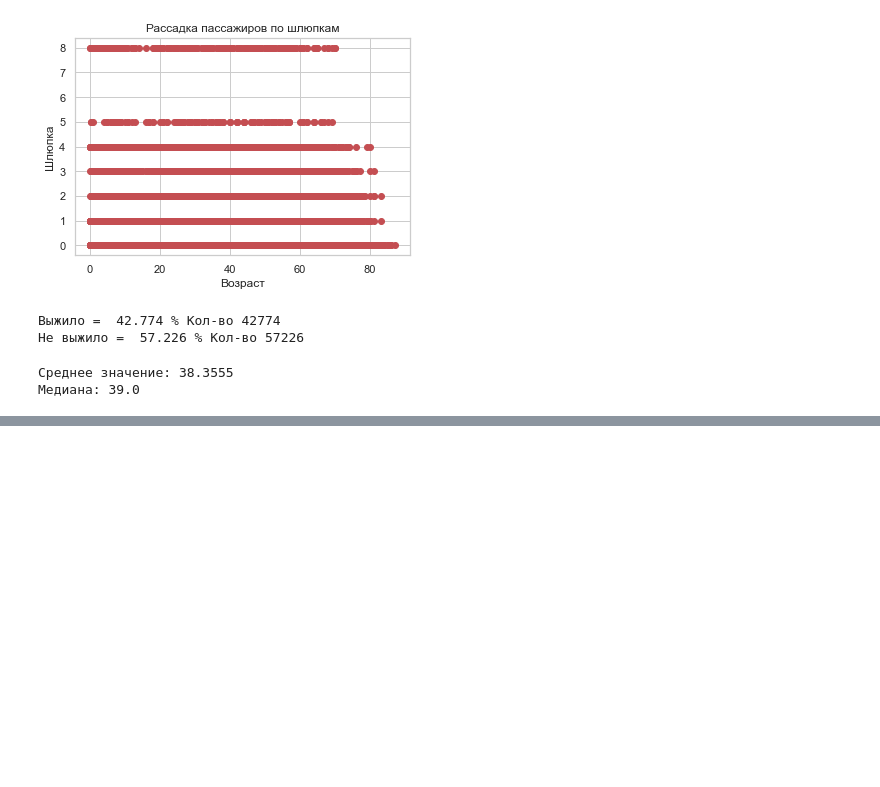
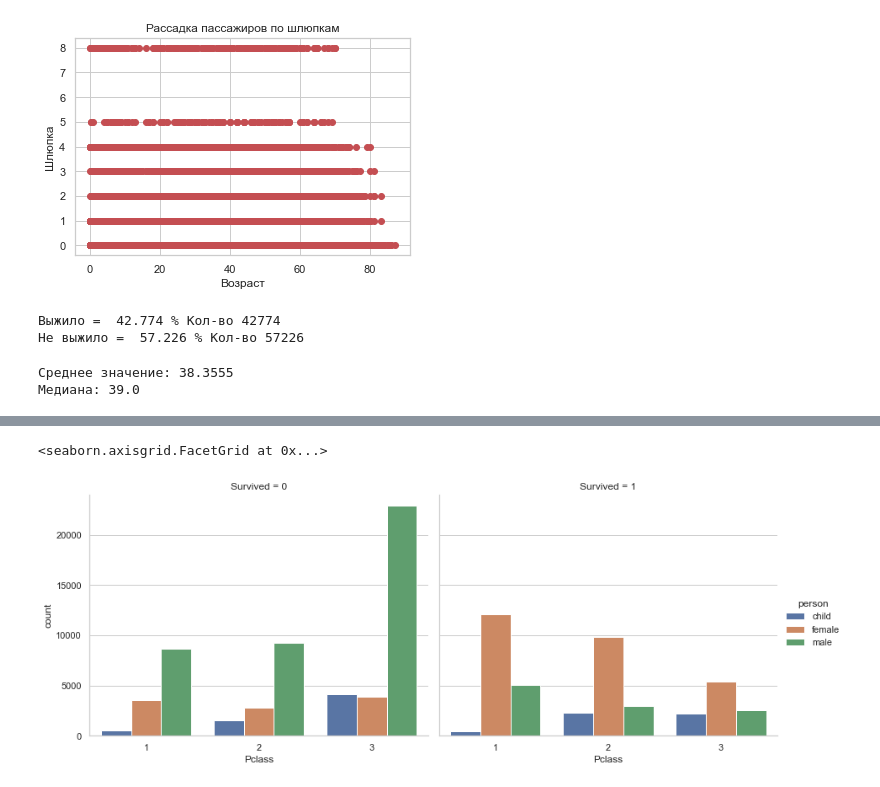
Before and after one commit to Sergo448/rolling-scopes-school-AI-MachineLearning, a Jupyter notebook: Sergo448_2_task.ipynb, the cells around one changed output, grey strips where cells are left out. Cells and saved outputs as stored; diff of their text form; code cells hidden in the pictures; blank space fills up the shorter version.

```diff
--- a/Sergo448_2_task.ipynb
+++ b/Sergo448_2_task.ipynb
@@ -306,0 +417,18 @@ g.plot_marginals(sns.histplot, color="#03051A", alpha=1, bins=25)
+# %%
+# Count number of men, women and children
+data_1['person'].value_counts()
+
+
+
+
+# Do the same as above, but split the passengers into either survived or not
+sns.factorplot('Pclass', data=data_1,
+               kind='count',
+               hue='person',
+               col='Survived',
+               order=[1,2,3],
+               hue_order=['child','female','male'],
+               aspect=1.25, size=5)
+# %% [output]
+<seaborn.axisgrid.FacetGrid at 0x...>
+[figure, added]
```
Also changed, not shown: parts of 21 cells of this notebook, 1 other file.
